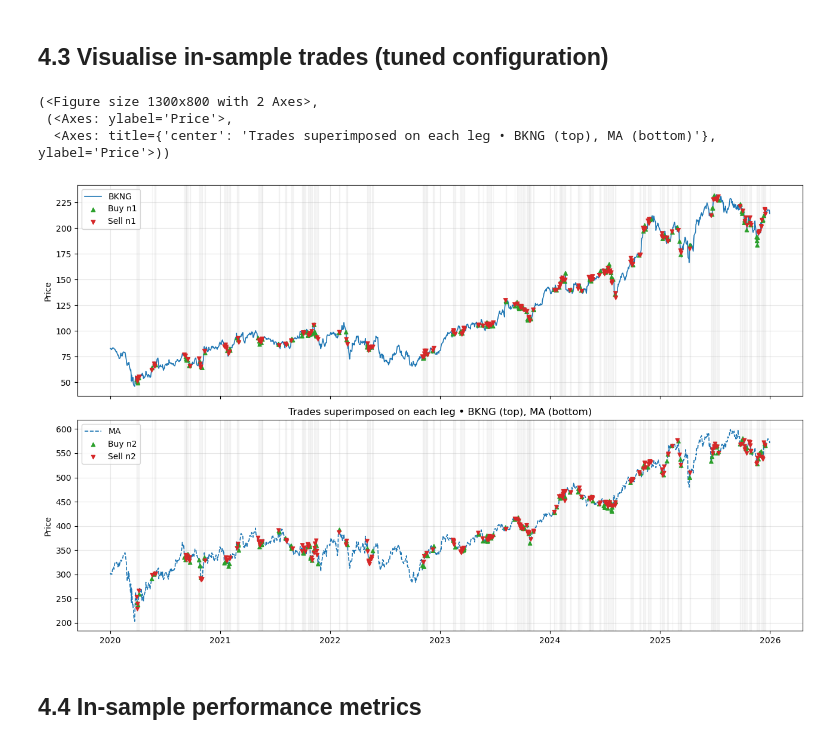
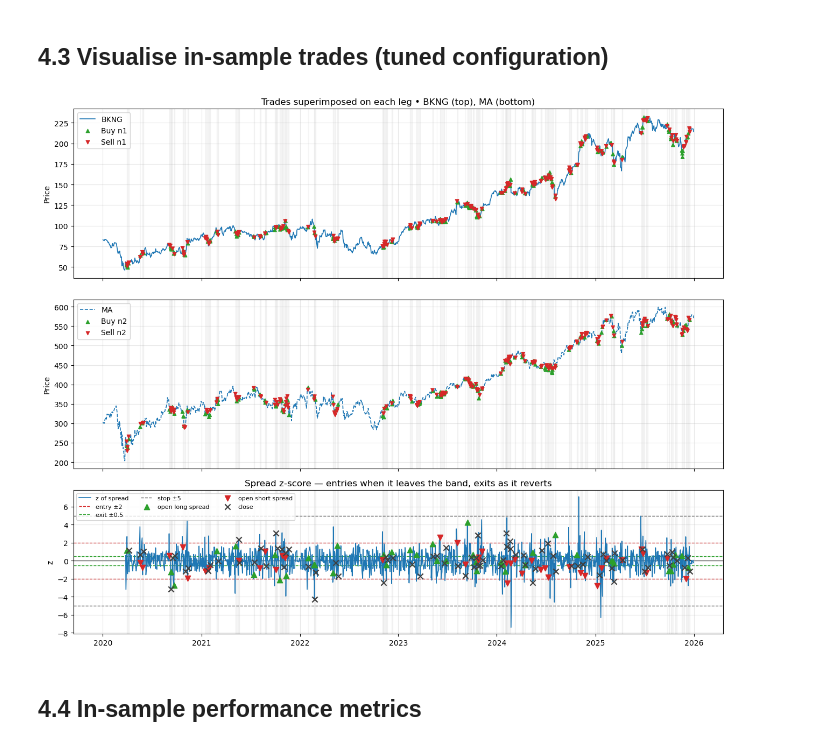
Before and after one commit to mengrenman/dynamic-hedge-pairs-trading, a Jupyter notebook: notebooks/pairs_trading_04_hyperparameter_tuning_yahoo.ipynb, the cells around one changed output. Saved outputs shown, nothing was run; the diff lists cells and outputs as text; code cells hidden in the pictures.

```diff
--- a/notebooks/pairs_trading_04_hyperparameter_tuning_yahoo.ipynb
+++ b/notebooks/pairs_trading_04_hyperparameter_tuning_yahoo.ipynb
@@ -1058,20 +1058,22 @@ in-sample trades — default: 85, tuned: 83
 # %%
 
 from pairs import plot_pair_legs_with_trades
 
-plot_pair_legs_with_trades(
+_ = plot_pair_legs_with_trades(
     df_pair_tuned, signals_tuned,
     label1=ticker1, label2=ticker2,
     normalize=False,
     shade_positions=True,
     size_scale=0.004,
     min_marker=20, max_marker=220,
+    # the z panel uses the TUNED bands, which is the point of this notebook: the tuned
+    # configuration trades a different band than the default does
+    show_zscore=True,
+    z_entry=SIG_TUNED.get("z_entry"), z_exit=SIG_TUNED.get("z_exit"),
+    z_stop=SIG_TUNED.get("z_stop"),
 )
 # %% [output]
-(<Figure size 1300x800 with 2 Axes>,
- (<Axes: ylabel='Price'>,
-  <Axes: title={'center': 'Trades superimposed on each leg • BKNG (top), MA (bottom)'}, ylabel='Price'>))
-[figure, old version]
+[figure, new version]
 # %% [markdown]
 ## 4.4 In-sample performance metrics
 # %%
```
Also changed, not shown: parts of 27 cells of this notebook, 1 other file.
